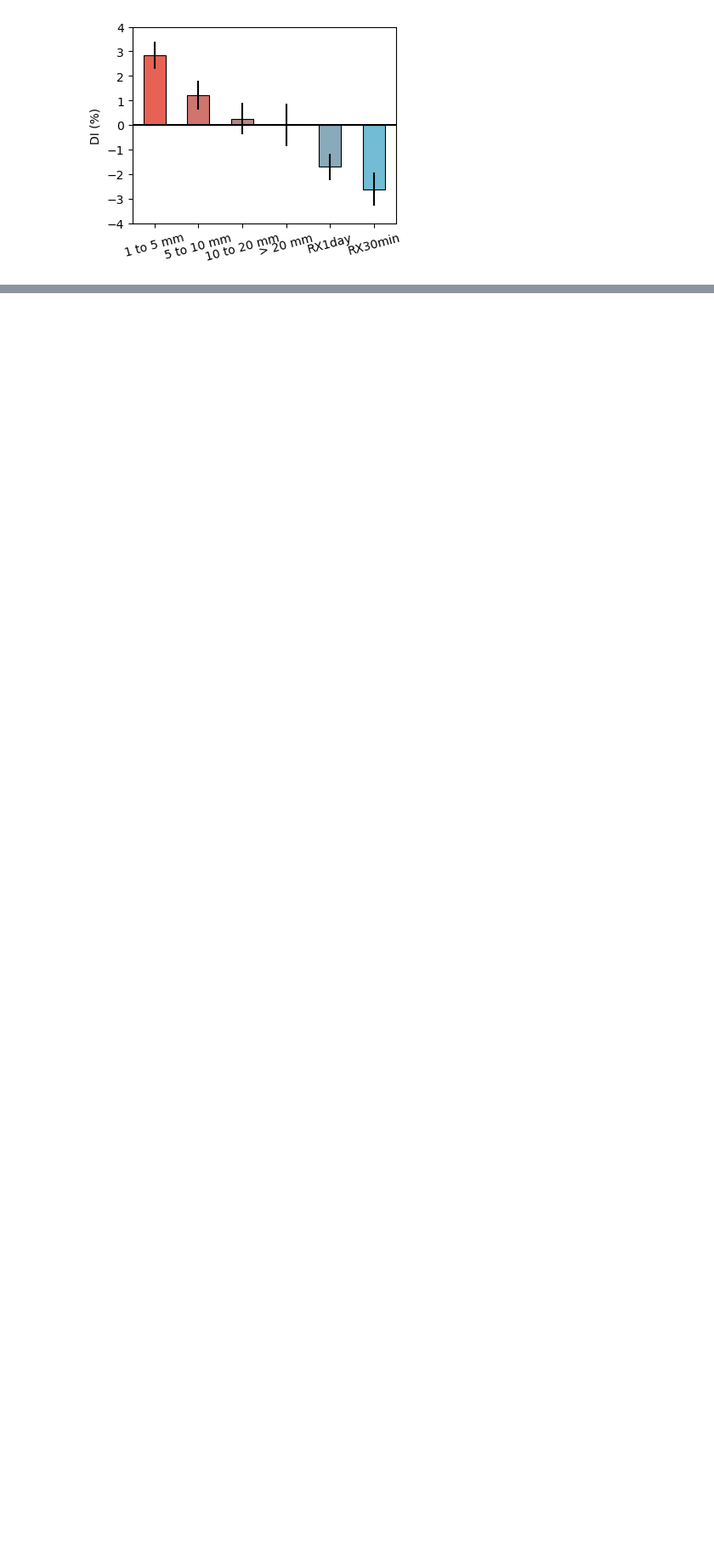
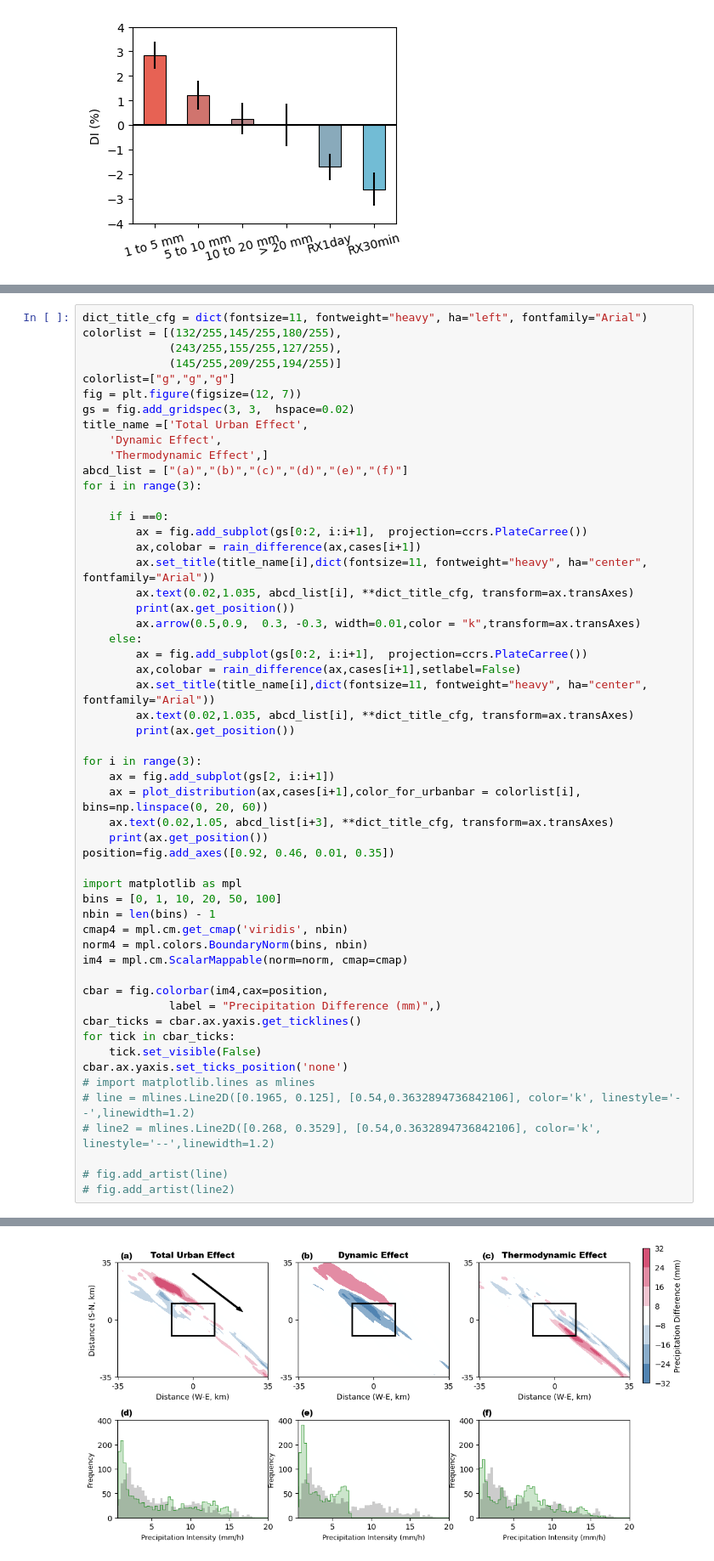
Before and after one commit to dingmz1997/urban-rainfall-analysis, a Jupyter notebook: code.ipynb, the cells around one changed output, grey strips where cells are left out. Shown: that part at 85% size. Drawn from its saved outputs; the diff is of its cells as text; blank space fills up the shorter version.

```diff
--- a/code.ipynb
+++ b/code.ipynb
@@ -391,0 +595,55 @@ fig.savefig("total_bar.pdf", dpi=300, bbox_inches="tight")
+# %%
+dict_title_cfg = dict(fontsize=11, fontweight="heavy", ha="left", fontfamily="Arial")
+colorlist = [(132/255,145/255,180/255),
+             (243/255,155/255,127/255),
+             (145/255,209/255,194/255)]
+colorlist=["g","g","g"]
+fig = plt.figure(figsize=(12, 7))
+gs = fig.add_gridspec(3, 3,  hspace=0.02)
+title_name =['Total Urban Effect',
+    'Dynamic Effect',
+    'Thermodynamic Effect',]
+abcd_list = ["(a)","(b)","(c)","(d)","(e)","(f)"]
+for i in range(3):
+
+    if i ==0:
+        ax = fig.add_subplot(gs[0:2, i:i+1],  projection=ccrs.PlateCarree())
+        ax,colobar = rain_difference(ax,cases[i+1])
+        ax.set_title(title_name[i],dict(fontsize=11, fontweight="heavy", ha="center", fontfamily="Arial"))
+        ax.text(0.02,1.035, abcd_list[i], **dict_title_cfg, transform=ax.transAxes)
+        print(ax.get_position())
+        ax.arrow(0.5,0.9,  0.3, -0.3, width=0.01,color = "k",transform=ax.transAxes)
+    else:
+        ax = fig.add_subplot(gs[0:2, i:i+1],  projection=ccrs.PlateCarree())
+        ax,colobar = rain_difference(ax,cases[i+1],setlabel=False)
+        ax.set_title(title_name[i],dict(fontsize=11, fontweight="heavy", ha="center", fontfamily="Arial"))
+        ax.text(0.02,1.035, abcd_list[i], **dict_title_cfg, transform=ax.transAxes)
+        print(ax.get_position())
+
+for i in range(3):
+    ax = fig.add_subplot(gs[2, i:i+1])
+    ax = plot_distribution(ax,cases[i+1],color_for_urbanbar = colorlist[i], bins=np.linspace(0, 20, 60))
+    ax.text(0.02,1.05, abcd_list[i+3], **dict_title_cfg, transform=ax.transAxes)
+    print(ax.get_position())
+position=fig.add_axes([0.92, 0.46, 0.01, 0.35])
+
+import matplotlib as mpl
+bins = [0, 1, 10, 20, 50, 100]
+nbin = len(bins) - 1
+cmap4 = mpl.cm.get_cmap('viridis', nbin)
+norm4 = mpl.colors.BoundaryNorm(bins, nbin)
+im4 = mpl.cm.ScalarMappable(norm=norm, cmap=cmap)
+
+cbar = fig.colorbar(im4,cax=position,
+             label = "Precipitation Difference (mm)",)
+cbar_ticks = cbar.ax.yaxis.get_ticklines()
+for tick in cbar_ticks:
+    tick.set_visible(False)
+cbar.ax.yaxis.set_ticks_position('none')
+# import matplotlib.lines as mlines
+# line = mlines.Line2D([0.1965, 0.125], [0.54,0.3632894736842106], color='k', linestyle='--',linewidth=1.2)
+# line2 = mlines.Line2D([0.268, 0.3529], [0.54,0.3632894736842106], color='k', linestyle='--',linewidth=1.2)
+
+# fig.add_artist(line)
+# fig.add_artist(line2)
+# %% [output]
@@ -391,0 +668 @@ fig.savefig("total_bar.pdf", dpi=300, bbox_inches="tight")
+[figure, added]
```
Also changed, not shown: parts of 8 cells of this notebook, 32 other files.
